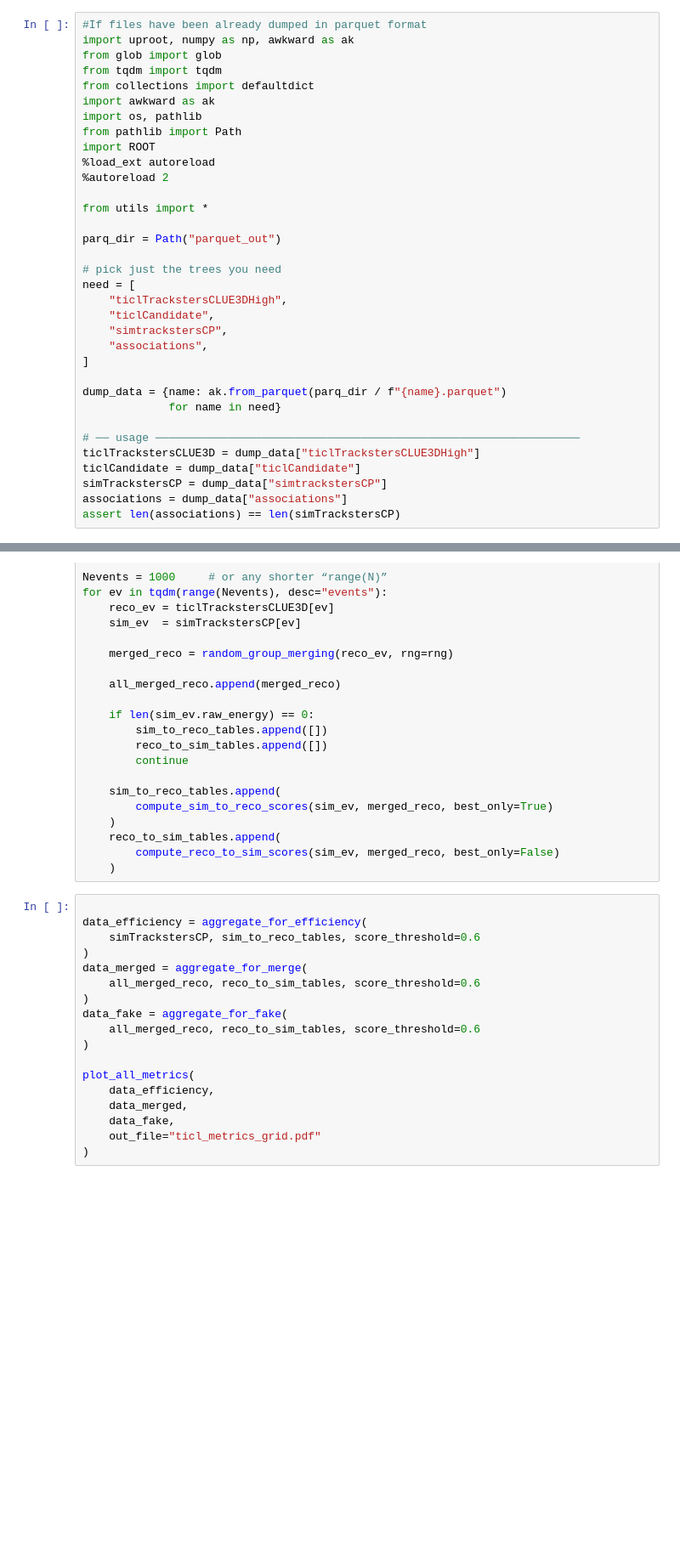
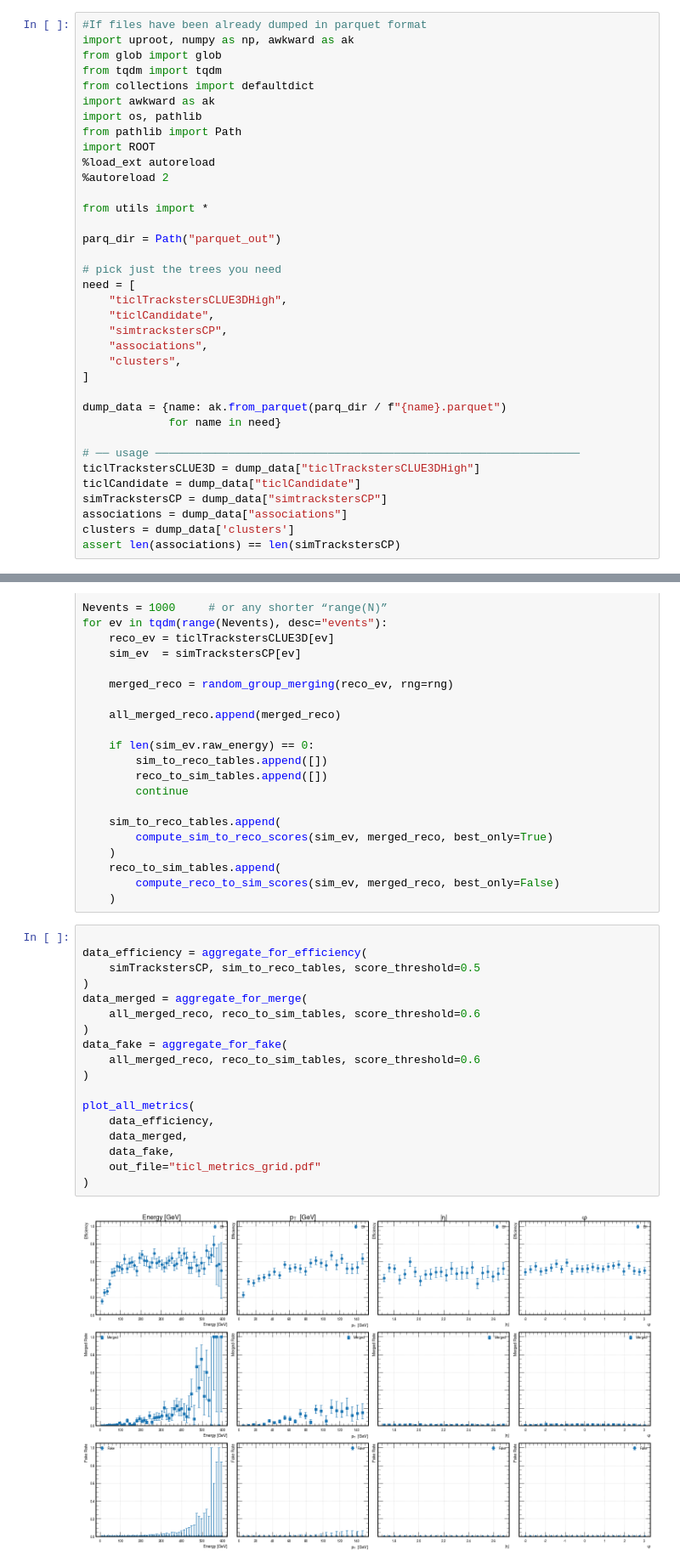
Before and after one commit to waredjeb/TICLPlayGround, a Jupyter notebook: playGround.ipynb, the cells around one changed output, grey strips where cells are left out. Shown at 85% size. Saved outputs shown, nothing was run; the diff lists cells and outputs as text; blank space fills up the shorter version.

```diff
--- a/playGround.ipynb
+++ b/playGround.ipynb
@@ -21,6 +21,7 @@ need = [
     "ticlCandidate",
     "simtrackstersCP",
     "associations",
+    "clusters",
 ]
 
 dump_data = {name: ak.from_parquet(parq_dir / f"{name}.parquet")
@@ -31,4 +32,5 @@ ticlTrackstersCLUE3D = dump_data["ticlTrackstersCLUE3DHigh"]
 ticlCandidate = dump_data["ticlCandidate"]
 simTrackstersCP = dump_data["simtrackstersCP"]
 associations = dump_data["associations"]
+clusters = dump_data['clusters']
 assert len(associations) == len(simTrackstersCP)
@@ -171,18 +188,20 @@ for ev in tqdm(range(Nevents), desc="events"):
 # %%
 
 data_efficiency = aggregate_for_efficiency(
-    simTrackstersCP, sim_to_reco_tables, score_threshold=0.6
+    simTrackstersCP, sim_to_reco_tables, score_threshold=0.5
 )
 data_merged = aggregate_for_merge(
     all_merged_reco, reco_to_sim_tables, score_threshold=0.6
 )
 data_fake = aggregate_for_fake(
     all_merged_reco, reco_to_sim_tables, score_threshold=0.6
 )
 
 plot_all_metrics(
     data_efficiency,
     data_merged,
     data_fake,
     out_file="ticl_metrics_grid.pdf"
 )
+# %% [output]
+[figure, added]
```
Also changed, not shown: parts of 6 cells of this notebook, 1 other file.
